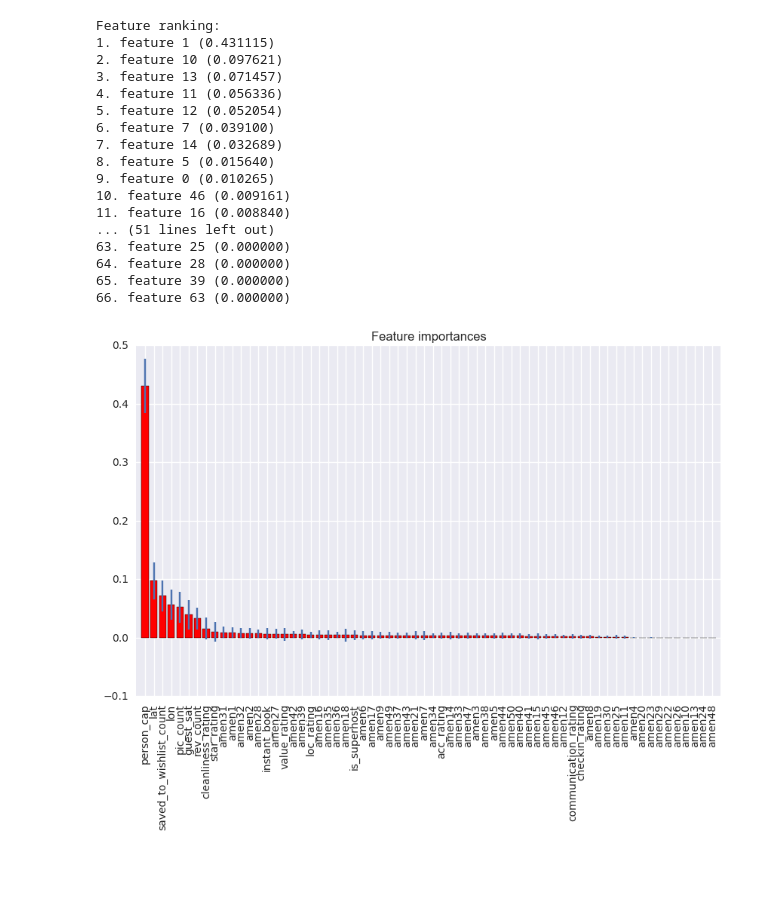
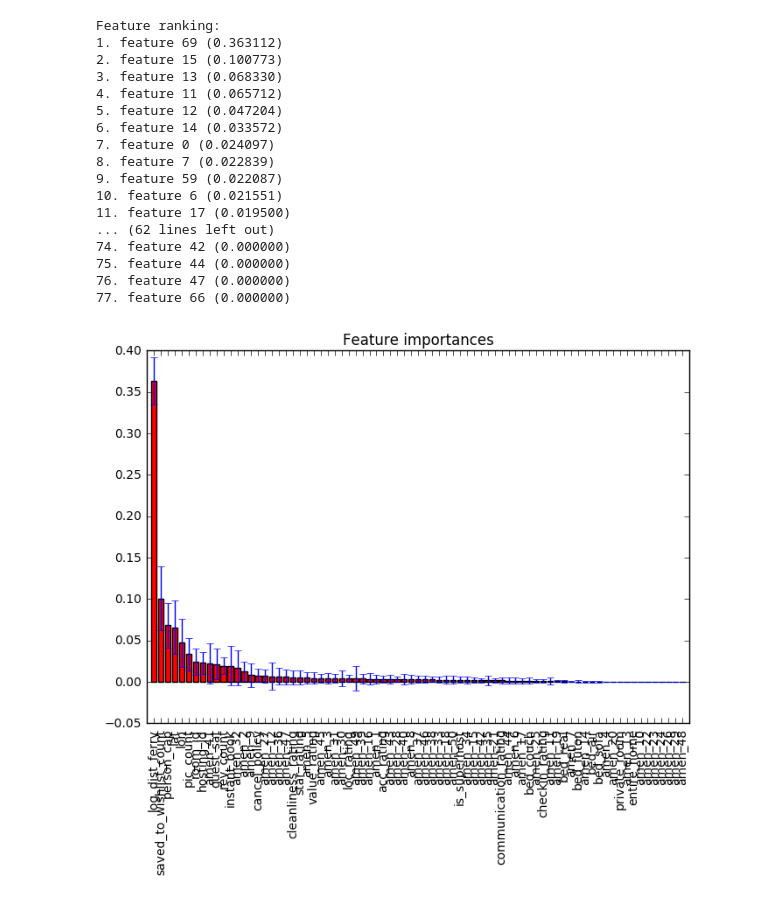
Before and after one commit to btamadio/AirbnbScraper, a Jupyter notebook: Price_predictor.ipynb, the cells around one changed output. Cells and saved outputs as stored; diff of their text form; code cells hidden in the pictures; blank space fills up the shorter version.

```diff
--- a/Price_predictor.ipynb
+++ b/Price_predictor.ipynb
@@ -16,0 +24,23 @@ df.plot.scatter(x='lon',y='lat',c=df['price']/25);
+# %%
+df['log_dist_ferry']=df.apply(lambda x:math.log(1/dist_to_ferry(x['lat'],x['lon'])),axis=1)
+df['bed_futon'] = df['bed_type'].apply(lambda x: x=='Futon')
+df['bed_real'] = df['bed_type'].apply(lambda x: x=='Real Bed')
+df['bed_air'] = df['bed_type'].apply(lambda x: x=='Airbed')
+df['bed_sofa'] = df['bed_type'].apply(lambda x:x=='Pull-out Sofa')
+df['bed_couch'] = df['bed_type'].apply(lambda x: x=='Couch')
+# %%
+df['room_type'].unique()
+df['private_room'] = df['room_type'].apply(lambda x: x=='Private room')
+df['entire_home'] = df['room_type'].apply(lambda x: x=='Entire home/apt')
+#add the other option
+# %%
+#Number of training samples
+M_train = int(len(df.index)*0.75)
+
+#Randomly sample training set.
+train_rows = np.random.choice(df.index.values,M_train)
+df_train = df.ix[train_rows]
+df_test = df.drop(train_rows)
+
+print('M_train = %i, M_test = %i' % (M_train,len(df.index)-M_train))
+#df.plot.scatter(x='lon',y='lat',c=df['price']/25);
@@ -17,13 +49,9 @@ df.plot.scatter(x='lon',y='lat',c=df['price']/25);
 # %%
-featureList = ['star_rating','person_cap','instant_book','acc_rating','checkin_rating','cleanliness_rating','communication_rating','guest_sat','is_superhost','loc_rating','lat','lon','pic_count','saved_to_wishlist_count','rev_count','value_rating']
-for i in range(1,51):
-    featureList.append('amen'+str(i))
+#featureList = ['star_rating','person_cap','instant_book','acc_rating','checkin_rating','cleanliness_rating','communication_rating','guest_sat','is_superhost','loc_rating','lat','lon','pic_count','saved_to_wishlist_count','rev_count','value_rating']
+#featureList = ['bed_type','log_dist_ferry','pic_count','saved_to_wishlist_count','rev_count','guest_sat','is_superhost','amen_42','loc_rating','cleanliness_rating','communication_rating']
+featureList = list(df.drop(['price','room_type','bed_type'],1))
 X = np.array(df_train[featureList])
 Y = np.array(df_train['price'].astype('float'))
-clf=RandomForestRegressor(n_estimators=500)
-clf.fit(df_train[featureList],df_train['price'])
-pred = clf.predict(df_test[featureList])
-plt.scatter(pred,df_test['price'])
-plt.title('Actual vs. Predicted Price')
-plt.xlabel('Predicted Price ($)')
-plt.ylabel('Listed Price ($)');
+forest=RandomForestRegressor(n_estimators=50)
+forest.fit(df_train[featureList],df_train['price'])
+df['pred_price']=forest.predict(df[featureList])
@@ -32,39 +58,39 @@ plt.ylabel('Listed Price ($)');
 # %%
-importances = clf.feature_importances_
-std = np.std([tree.feature_importances_ for tree in clf.estimators_],
+importances = forest.feature_importances_
+std = np.std([tree.feature_importances_ for tree in forest.estimators_],
              axis=0)
 indices = np.argsort(importances)[::-1]
 
 # Print the feature ranking
 print("Feature ranking:")
 
 for f in range(X.shape[1]):
     print("%d. feature %d (%f)" % (f + 1, indices[f], importances[indices[f]]))
 
 # Plot the feature importances of the forest
 plt.figure()
 plt.title("Feature importances")
 plt.bar(range(X.shape[1]), importances[indices],
        color="r", yerr=std[indices], align="center")
 plt.xticks(range(X.shape[1]), [featureList[i] for i in indices],rotation=90)
 plt.xlim([-1, X.shape[1]])
 plt.show()
 # %% [output]
 Feature ranking:
-1. feature 1 (0.431115)
-2. feature 10 (0.097621)
-3. feature 13 (0.071457)
-4. feature 11 (0.056336)
-5. feature 12 (0.052054)
-6. feature 7 (0.039100)
-7. feature 14 (0.032689)
-8. feature 5 (0.015640)
-9. feature 0 (0.010265)
-10. feature 46 (0.009161)
-11. feature 16 (0.008840)
-... (51 lines left out)
-63. feature 25 (0.000000)
-64. feature 28 (0.000000)
-65. feature 39 (0.000000)
-66. feature 63 (0.000000)
+1. feature 69 (0.363112)
+2. feature 15 (0.100773)
+3. feature 13 (0.068330)
+4. feature 11 (0.065712)
+5. feature 12 (0.047204)
+6. feature 14 (0.033572)
+7. feature 0 (0.024097)
+8. feature 7 (0.022839)
+9. feature 59 (0.022087)
+10. feature 6 (0.021551)
+11. feature 17 (0.019500)
+... (62 lines left out)
+74. feature 42 (0.000000)
+75. feature 44 (0.000000)
+76. feature 47 (0.000000)
+77. feature 66 (0.000000)
-[figure, old version]
+[figure, new version]
```
Also changed, not shown: parts of 14 cells of this notebook.
